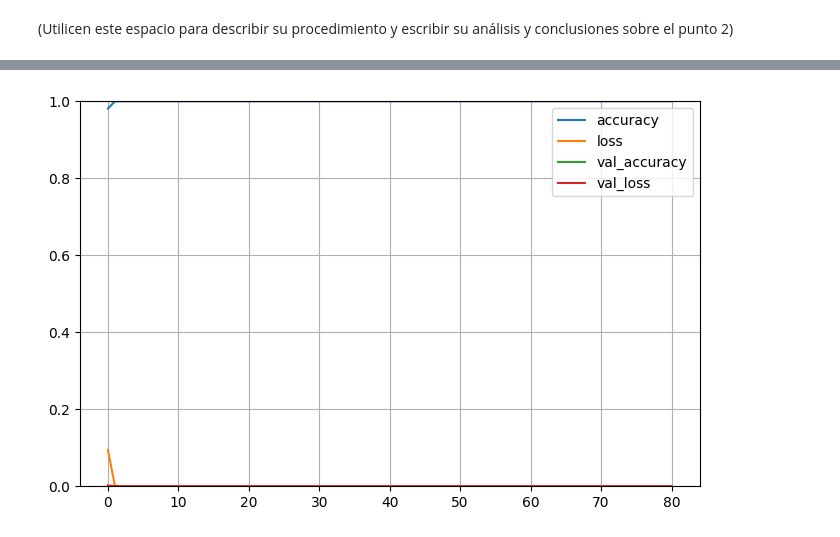
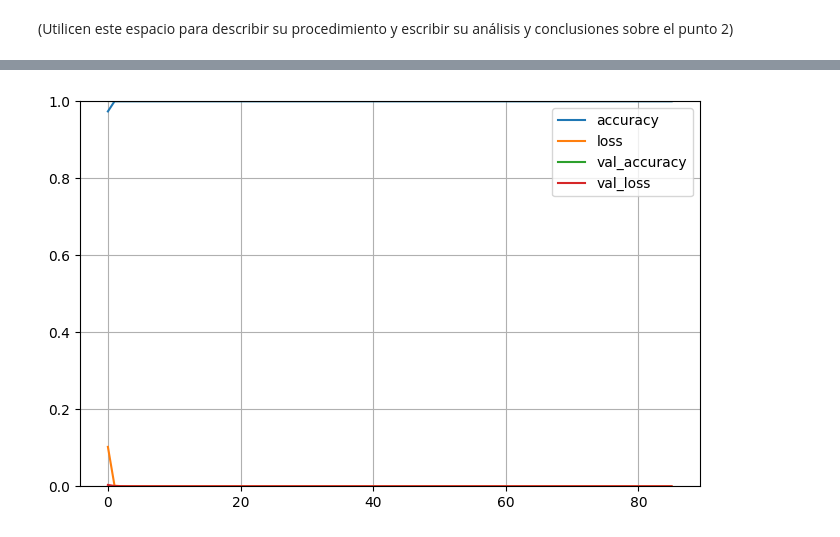
Before and after one commit to Crismaro19/deepLearningTalleres, a Jupyter notebook: semana3/S2TCPEP2.ipynb, the cells around one changed output, grey strips where cells are left out. Saved outputs shown, nothing was run; the diff lists cells and outputs as text; code cells hidden in the pictures.

```diff
--- a/semana3/S2TCPEP2.ipynb
+++ b/semana3/S2TCPEP2.ipynb
@@ -384,3 +381,0 @@ array([[1.0000000e+00],
-# %%
-# Eliminar variables altamente correlacionadas
-x = x.drop(["Customer_Age", "Credit_Limit", "Avg_Open_To_Buy"], axis =1)
@@ -509,10 +686,10 @@ y_test = np.array(y_test, dtype=np.float32)
 # %%
 #Creación de la red
 
-model = keras.models.Sequential()
-model.add(keras.layers.Dense(32, input_shape=(13,), activation='relu'))
-model.add(keras.layers.Dense(12, activation='relu'))
-model.add(keras.layers.Dense(8, activation='relu'))
-model.add(keras.layers.Dense(1, activation='sigmoid'))
+model_cs = keras.models.Sequential()
+model_cs.add(keras.layers.Dense(32, input_shape=(X_train.shape[1],), activation='relu'))
+model_cs.add(keras.layers.Dense(12, activation='relu'))
+model_cs.add(keras.layers.Dense(8, activation='relu'))
+model_cs.add(keras.layers.Dense(1, activation='sigmoid'))
 # %%
 # Generamos un resumen del modelo
@@ -536,13 +713,13 @@ Model: "sequential_2"
 # %%
 #Compilación del modelo
 
-model.compile(loss='binary_crossentropy', optimizer='adam', metrics=['accuracy'])
+model_cs.compile(loss='binary_crossentropy', optimizer='adam', metrics=['accuracy'])
 # %%
 
 # Definir EarlyStopping
 early_stop = EarlyStopping(monitor='val_loss', patience=10, restore_best_weights=True)
 # %%
 # Entrenar el modelo
-history = model.fit(X_train, y_train, validation_split=0.2 ,epochs=300, batch_size=10, callbacks=[early_stop], verbose=1)
+history_cs = model_cs.fit(X_train, y_train, validation_split=0.2 ,epochs=300, batch_size=10, callbacks=[early_stop], verbose=1)
 # %% [output]
 Epoch 1/300
@@ -565,9 +742,9 @@ Epoch 81/300
 # %%
 # graficar el entrenamiento del modelo
-pd.DataFrame(history.history).plot(figsize=(8, 5))
+pd.DataFrame(history_cs.history).plot(figsize=(8, 5))
 plt.grid(True)
 plt.gca().set_ylim(0, 1) # set the vertical range to [0-1]
 plt.show()
 # %% [output]
-[figure, old version]
+[figure, new version]
 # %%
```
Also changed, not shown: parts of 68 cells of this notebook, 1 other file.
